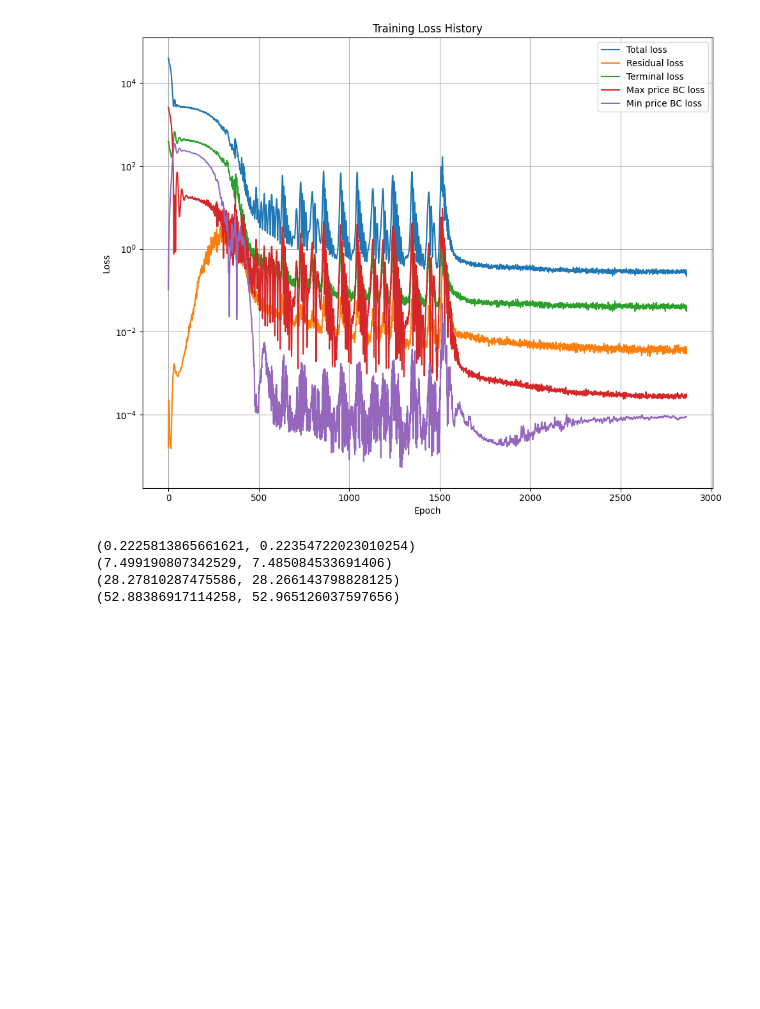
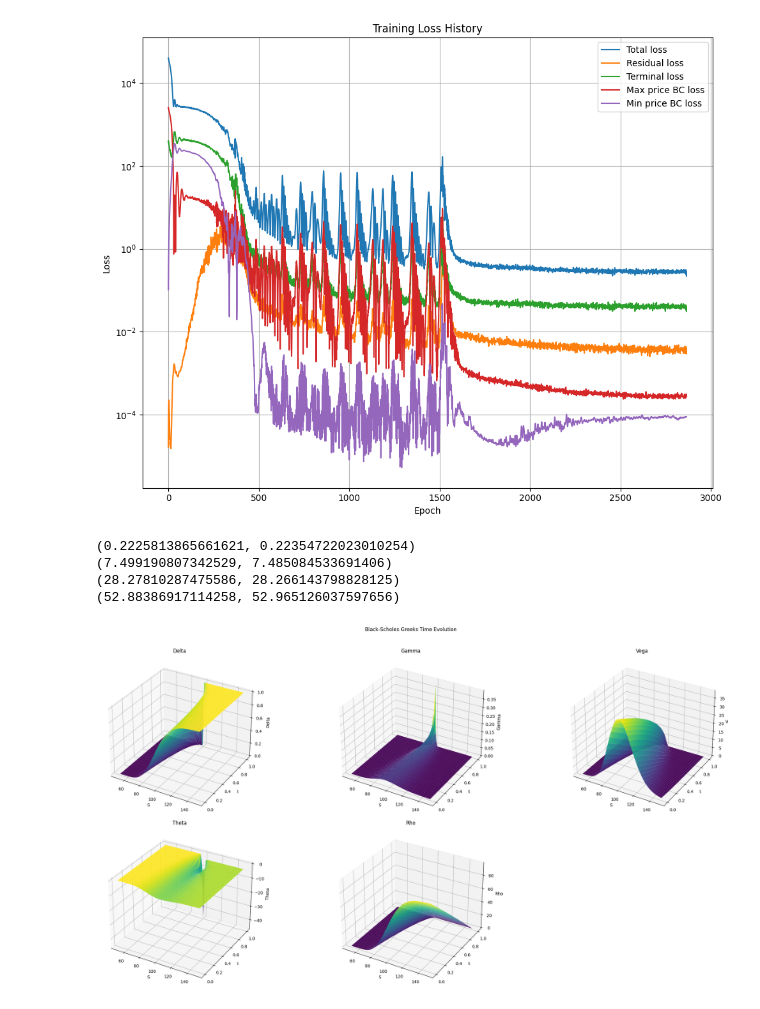
Before and after one commit to lamtnguyen989/finance-numerics, a Jupyter notebook: Black-Scholes/PINNs/testing/Standard/black-scholes-EU-call-KAN-pinn.ipynb, the cells around one changed output. Cells and saved outputs as stored; diff of their text form; code cells hidden in the pictures; blank space fills up the shorter version.

```diff
--- a/Black-Scholes/PINNs/testing/Standard/black-scholes-EU-call-KAN-pinn.ipynb
+++ b/Black-Scholes/PINNs/testing/Standard/black-scholes-EU-call-KAN-pinn.ipynb
@@ -149,3 +151,7 @@ for S in S_list:
 (7.499190807342529, 7.485084533691406)
 (28.27810287475586, 28.266143798828125)
 (52.88386917114258, 52.965126037597656)
+# %%
+BSP.plot_analytical_greeks()
+# %% [output]
+[figure, added]
```
Also changed, not shown: parts of 2 cells of this notebook, 2 other files.
